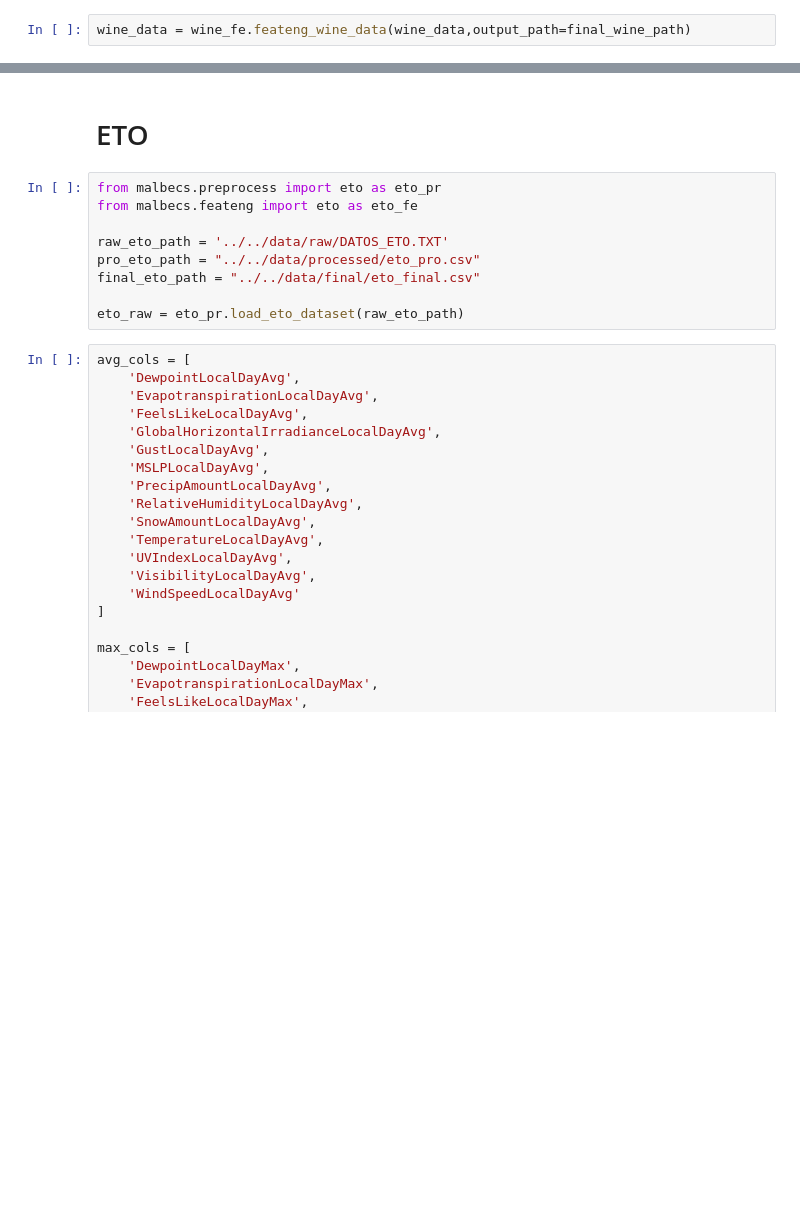
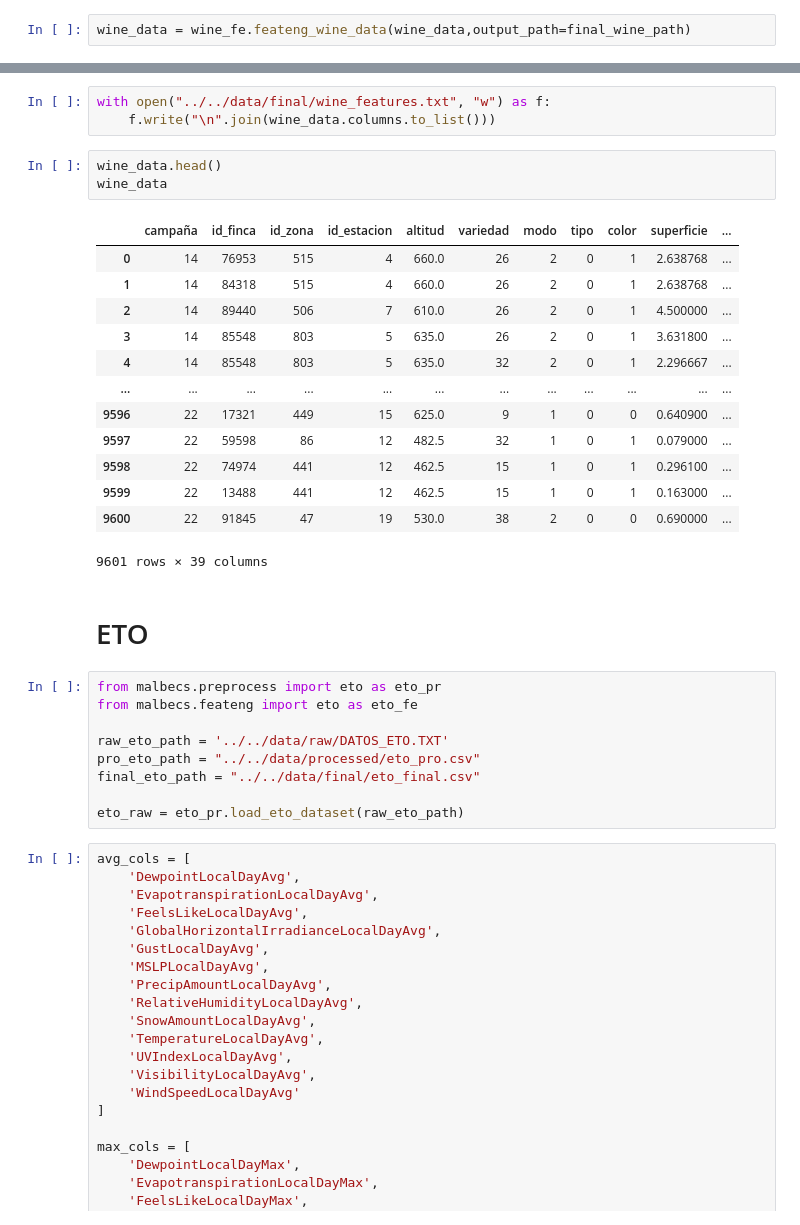
Before and after one commit to vitostamatti/datathon-cajamar-malbecs, a Jupyter notebook: notebooks/malbecs/malbecs.ipynb, the cells around one changed output, grey strips where cells are left out. Saved outputs shown, nothing was run; the diff lists cells and outputs as text; blank space fills up the shorter version.

```diff
--- a/notebooks/malbecs/malbecs.ipynb
+++ b/notebooks/malbecs/malbecs.ipynb
@@ -25,3 +34,23 @@ wine_data.head()
+# %%
+with open("../../data/final/wine_features.txt", "w") as f:
+    f.write("\n".join(wine_data.columns.to_list()))
+# %%
+wine_data.head()
+wine_data
+# %% [output]
+|  | campaña | id_finca | id_zona | id_estacion | altitud | variedad | modo | tipo | color | superficie | ... |
+| 0 | 14 | 76953 | 515 | 4 | 660.0 | 26 | 2 | 0 | 1 | 2.638768 | ... |
+| 1 | 14 | 84318 | 515 | 4 | 660.0 | 26 | 2 | 0 | 1 | 2.638768 | ... |
+| 2 | 14 | 89440 | 506 | 7 | 610.0 | 26 | 2 | 0 | 1 | 4.500000 | ... |
+| 3 | 14 | 85548 | 803 | 5 | 635.0 | 26 | 2 | 0 | 1 | 3.631800 | ... |
+| 4 | 14 | 85548 | 803 | 5 | 635.0 | 32 | 2 | 0 | 1 | 2.296667 | ... |
+| ... | ... | ... | ... | ... | ... | ... | ... | ... | ... | ... | ... |
+| 9596 | 22 | 17321 | 449 | 15 | 625.0 | 9 | 1 | 0 | 0 | 0.640900 | ... |
+| 9597 | 22 | 59598 | 86 | 12 | 482.5 | 32 | 1 | 0 | 1 | 0.079000 | ... |
+| 9598 | 22 | 74974 | 441 | 12 | 462.5 | 15 | 1 | 0 | 1 | 0.296100 | ... |
+| 9599 | 22 | 13488 | 441 | 12 | 462.5 | 15 | 1 | 0 | 1 | 0.163000 | ... |
+| 9600 | 22 | 91845 | 47 | 19 | 530.0 | 38 | 2 | 0 | 0 | 0.690000 | ... |
+9601 rows × 39 columns
 # %% [markdown]
 # ETO
 # %%
```
Also changed, not shown: parts of 12 cells of this notebook, 8 other files.
